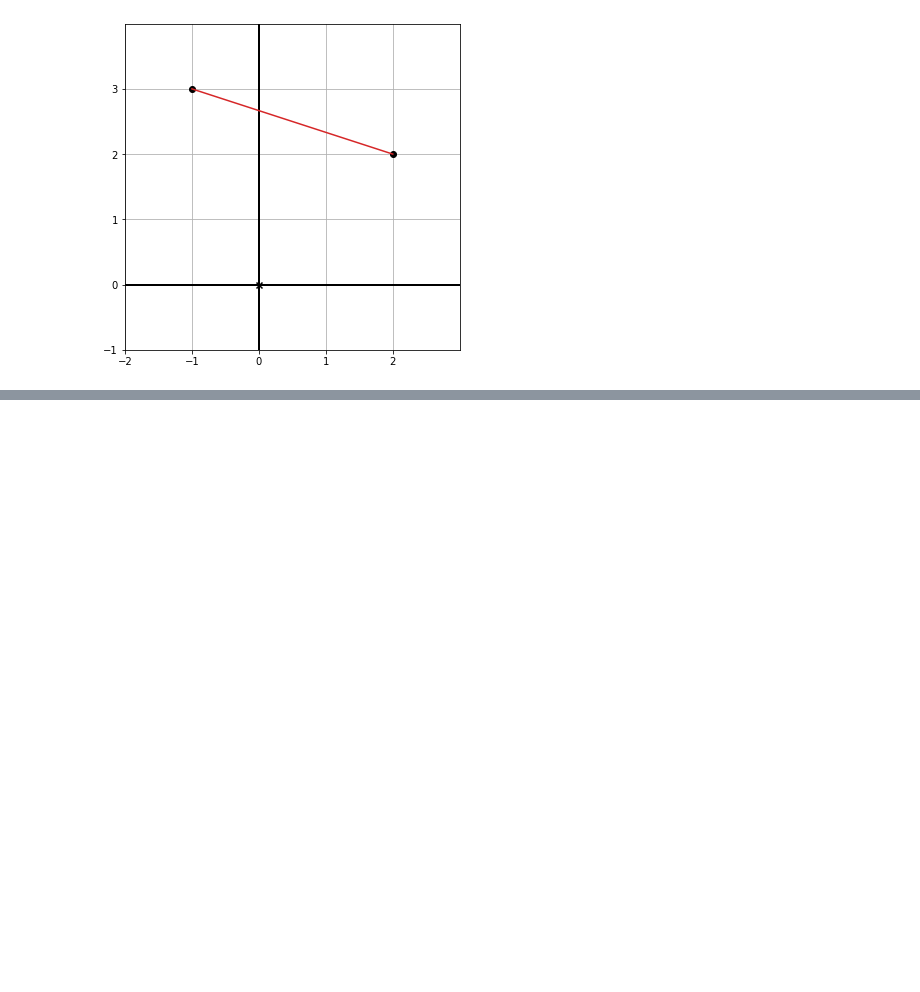
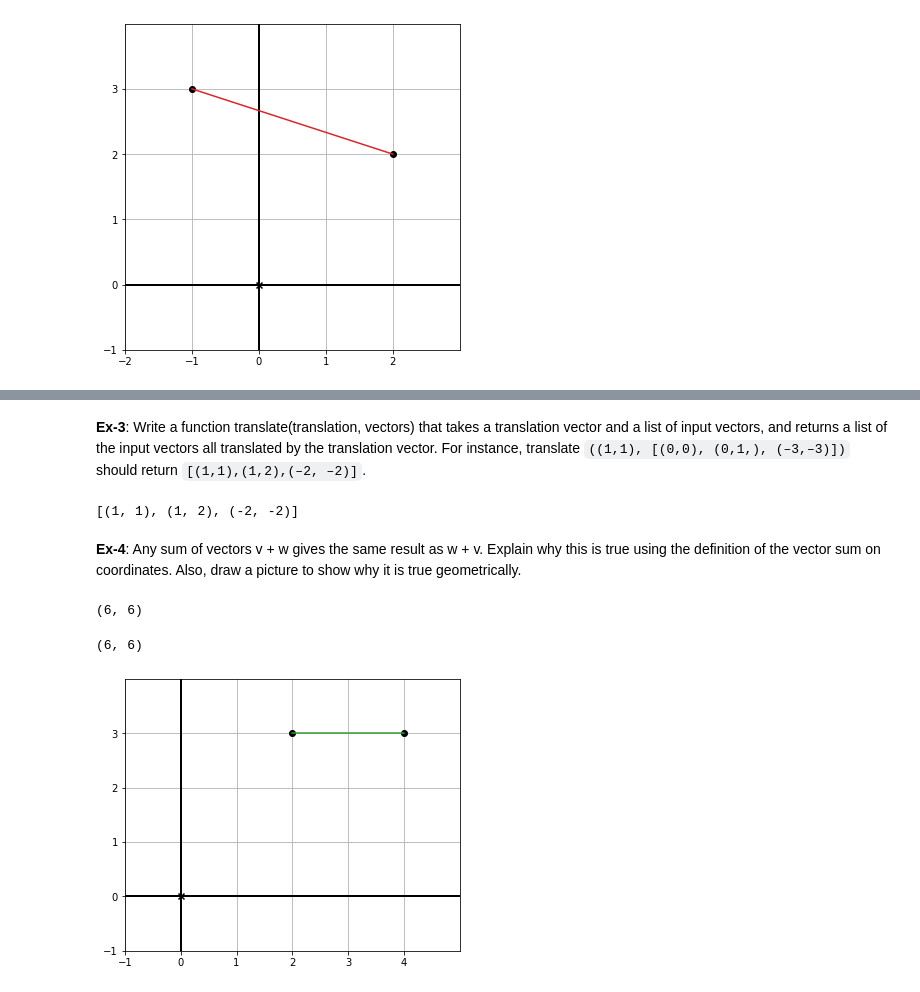
Before and after one commit to rahiakela/math-for-programmers, a Jupyter notebook: 2-drawing-with-2d-vectors/2_plane_vector_arithmetic.ipynb, the cells around one changed output, grey strips where cells are left out. Saved outputs shown, nothing was run; the diff lists cells and outputs as text; code cells hidden in the pictures; blank space fills up the shorter version.

```diff
--- a/2-drawing-with-2d-vectors/2_plane_vector_arithmetic.ipynb
+++ b/2-drawing-with-2d-vectors/2_plane_vector_arithmetic.ipynb
@@ -255,0 +297,39 @@ from $w$.
+# %% [markdown]
+**Ex-3**: Write a function translate(translation, vectors) that
+takes a translation vector and a list of input vectors, and returns a list of the input vectors all translated by the translation vector. For instance, translate `((1,1), [(0,0), (0,1,), (–3,–3)])` should return `[(1,1),(1,2),(–2,
+–2)]`.
+# %%
+def translate(tanslator, vectors):
+  return [add(tanslator, v) for v in vectors]
+
+translator = [1, 1]
+vectors = [
+  [0, 0],
+  [0, 1],
+  [-3, -3]
+]
+
+translate(translator, vectors)
+# %% [output]
+[(1, 1), (1, 2), (-2, -2)]
+# %% [markdown]
+**Ex-4**: Any sum of vectors v + w gives the same result as w + v. Explain why this is true using the definition of the vector sum on coordinates.
+Also, draw a picture to show why it is true geometrically.
+# %%
+v = [2, 3]
+w = [4, 3]
+
+print(add(v, w))
+# %% [output]
+(6, 6)
+# %%
+print(add(w, v))
+# %% [output]
+(6, 6)
+# %%
+draw(
+    Points((2, 3), (4, 3)),
+    Segment((2, 3), (4, 3), color=green)
+)
+# %% [output]
+[figure, added]
```
Also changed, not shown: parts of 10 cells of this notebook.
